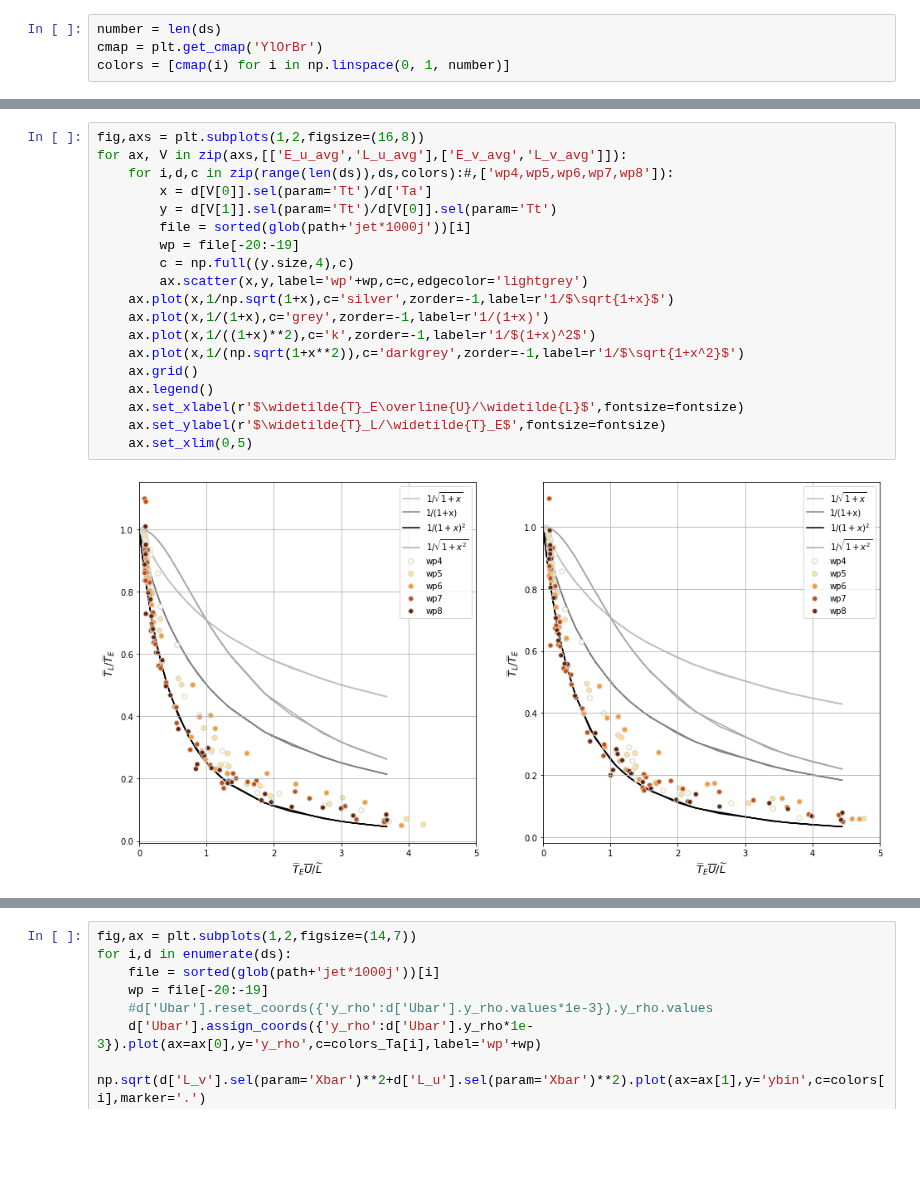
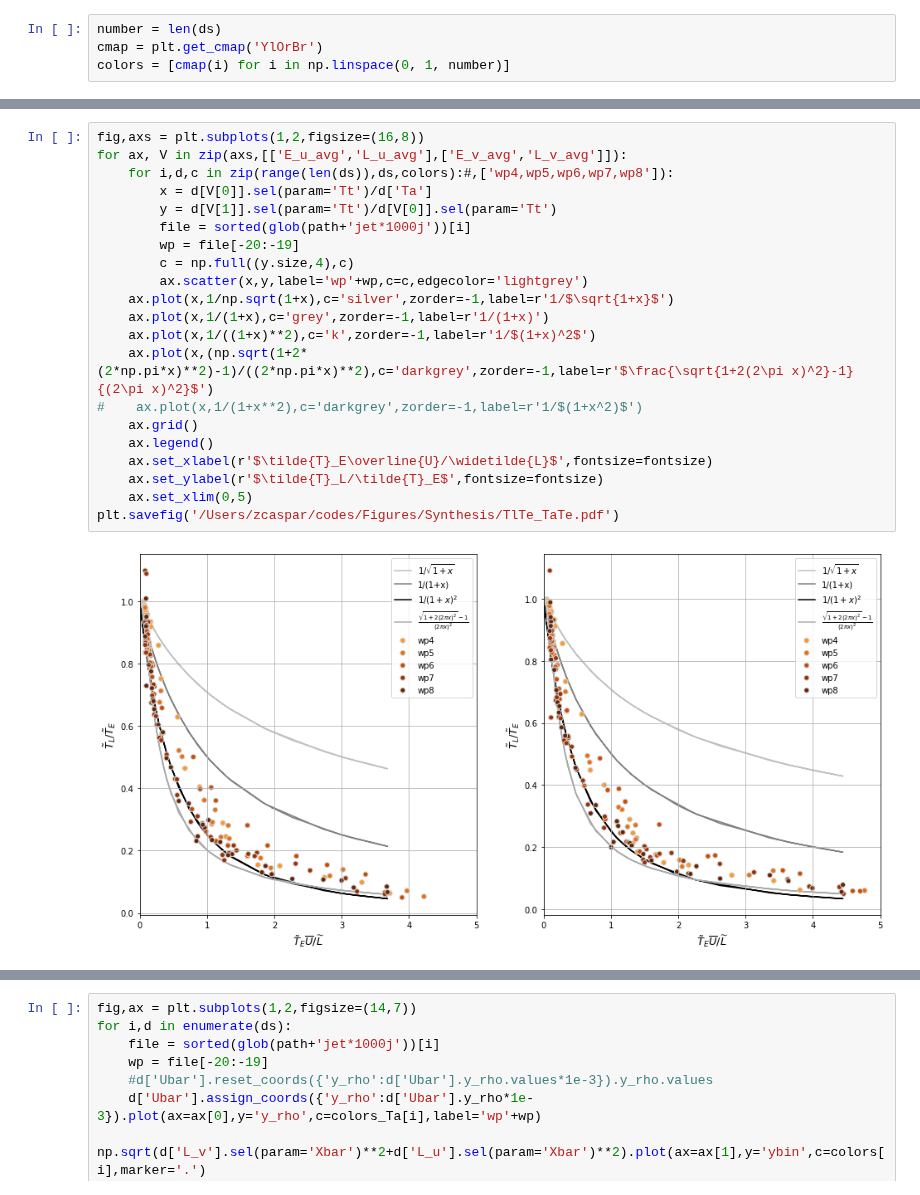
Before and after one commit to zcasparco/equinox_phd, a Jupyter notebook: synthesis/Synthesis_Tt_comp.ipynb, the cells around one changed output, grey strips where cells are left out. Drawn from its saved outputs; the diff is of its cells as text; blank space fills up the shorter version.

```diff
--- a/synthesis/Synthesis_Tt_comp.ipynb
+++ b/synthesis/Synthesis_Tt_comp.ipynb
@@ -235,24 +236,26 @@ for ax, V in zip(axs,[['E_u_avg','L_u_avg'],['E_v_avg','L_v_avg']]):
 # %%
 fig,axs = plt.subplots(1,2,figsize=(16,8))
 for ax, V in zip(axs,[['E_u_avg','L_u_avg'],['E_v_avg','L_v_avg']]):
     for i,d,c in zip(range(len(ds)),ds,colors):#,['wp4,wp5,wp6,wp7,wp8']):
         x = d[V[0]].sel(param='Tt')/d['Ta']
         y = d[V[1]].sel(param='Tt')/d[V[0]].sel(param='Tt')
         file = sorted(glob(path+'jet*1000j'))[i]
         wp = file[-20:-19]
         c = np.full((y.size,4),c)
         ax.scatter(x,y,label='wp'+wp,c=c,edgecolor='lightgrey')
     ax.plot(x,1/np.sqrt(1+x),c='silver',zorder=-1,label=r'1/$\sqrt{1+x}$')
     ax.plot(x,1/(1+x),c='grey',zorder=-1,label=r'1/(1+x)')
     ax.plot(x,1/((1+x)**2),c='k',zorder=-1,label=r'1/$(1+x)^2$')
-    ax.plot(x,1/(np.sqrt(1+x**2)),c='darkgrey',zorder=-1,label=r'1/$\sqrt{1+x^2}$')
+    ax.plot(x,(np.sqrt(1+2*(2*np.pi*x)**2)-1)/((2*np.pi*x)**2),c='darkgrey',zorder=-1,label=r'$\frac{\sqrt{1+2(2\pi x)^2}-1}{(2\pi x)^2}$')
+#    ax.plot(x,1/(1+x**2),c='darkgrey',zorder=-1,label=r'1/$(1+x^2)$')
     ax.grid()
     ax.legend()
-    ax.set_xlabel(r'$\widetilde{T}_E\overline{U}/\widetilde{L}$',fontsize=fontsize)
-    ax.set_ylabel(r'$\widetilde{T}_L/\widetilde{T}_E$',fontsize=fontsize)
+    ax.set_xlabel(r'$\tilde{T}_E\overline{U}/\widetilde{L}$',fontsize=fontsize)
+    ax.set_ylabel(r'$\tilde{T}_L/\tilde{T}_E$',fontsize=fontsize)
     ax.set_xlim(0,5)
+plt.savefig('/Users/zcaspar/codes/Figures/Synthesis/TlTe_TaTe.pdf')
 # %% [output]
-[figure, old version]
+[figure, new version]
 # %%
 fig,axs = plt.subplots(1,2,figsize=(16,8))
 for ax, V in zip(axs,[['E_u_avg','L_u_avg'],['E_v_avg','L_v_avg']]):
```
Also changed, not shown: parts of 4 cells of this notebook.
